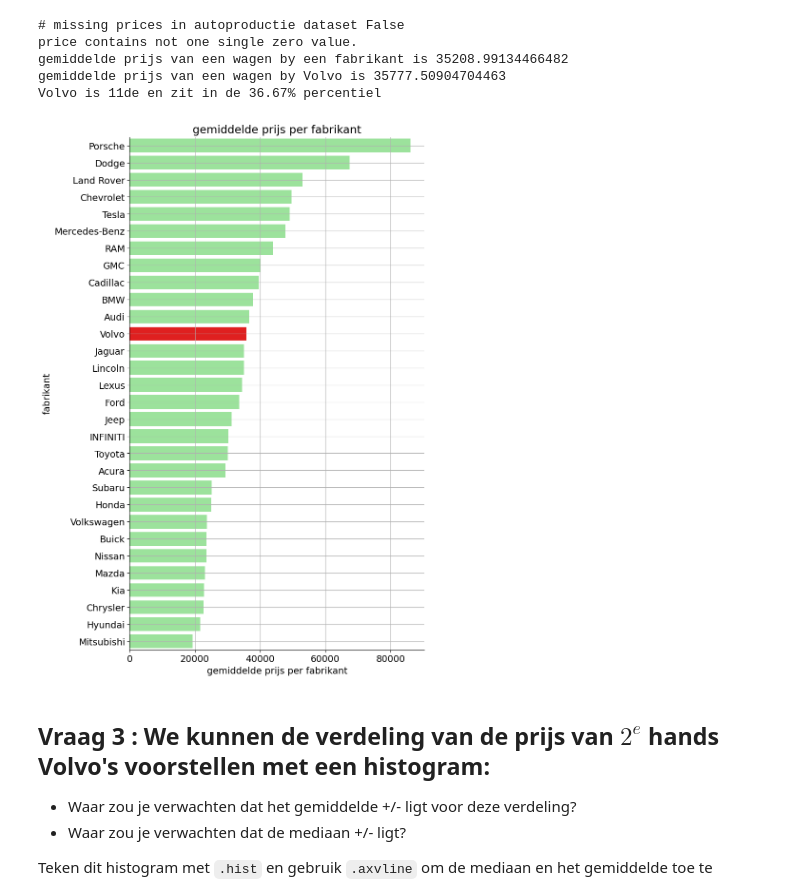
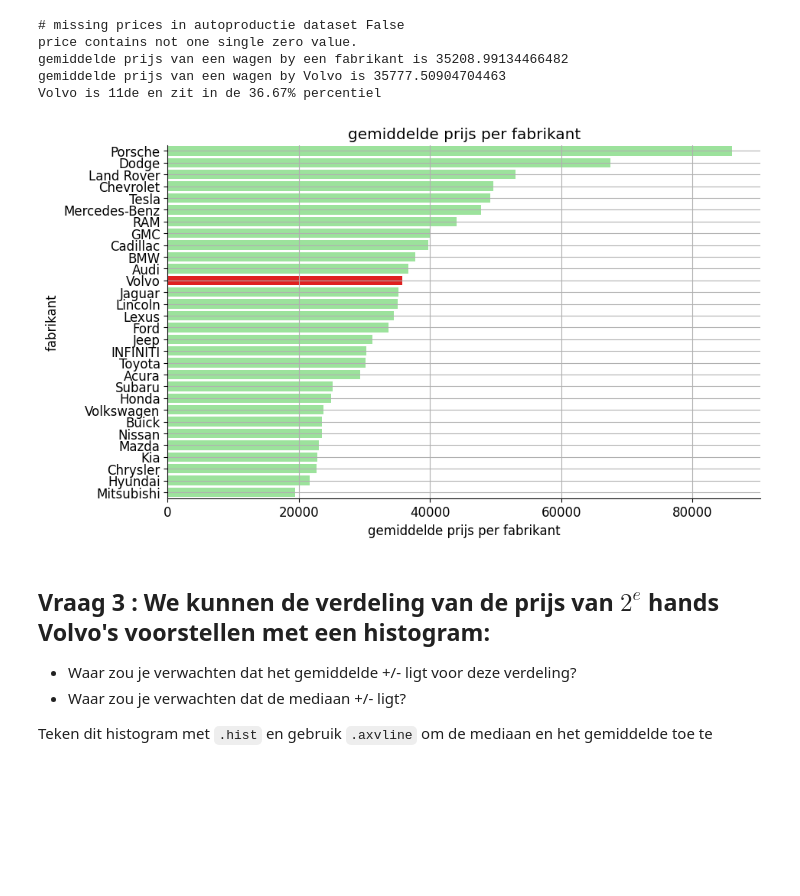
Before and after one commit to timsideanotmine/production, a Jupyter notebook: notebooks/autoproductie.ipynb, the cells around one changed output. Cells and saved outputs as stored; diff of their text form; code cells hidden in the pictures; blank space fills up the shorter version.

```diff
--- a/notebooks/autoproductie.ipynb
+++ b/notebooks/autoproductie.ipynb
@@ -322,19 +317,19 @@ Volvo is 11de en zit in de 36.67% percentiel
 # %%
 # plot barchart
 #  hier heb ik wel de hulp van chatgpt ingeroepen
-plt.figure(figsize=(8, 14))
+# plt.figure(figsize=(8, 14))
 colors = ['red' if m == 'Volvo' else 'lightgreen' for m in autoproductie_gemiddelde_prijs_per_fabrikant.index]
 ax = (sns.barplot(x=autoproductie_gemiddelde_prijs_per_fabrikant.values,
                   y=autoproductie_gemiddelde_prijs_per_fabrikant.index,
                   hue=autoproductie_gemiddelde_prijs_per_fabrikant.index,
                   palette=colors ))
 plt.xlabel('gemiddelde prijs per fabrikant')
 plt.ylabel('fabrikant')
 plt.title('gemiddelde prijs per fabrikant')
 plt.grid(True)
 plt.show()
 # %% [output]
-[figure, old version]
+[figure, new version]
 # %% [markdown]
 ## Vraag 3 : We kunnen de verdeling van de prijs van $2^e$ hands Volvo's voorstellen met een histogram:
  - Waar zou je verwachten dat het gemiddelde +/- ligt voor deze verdeling?
```
Also changed, not shown: parts of 53 cells of this notebook, 6 other files.
